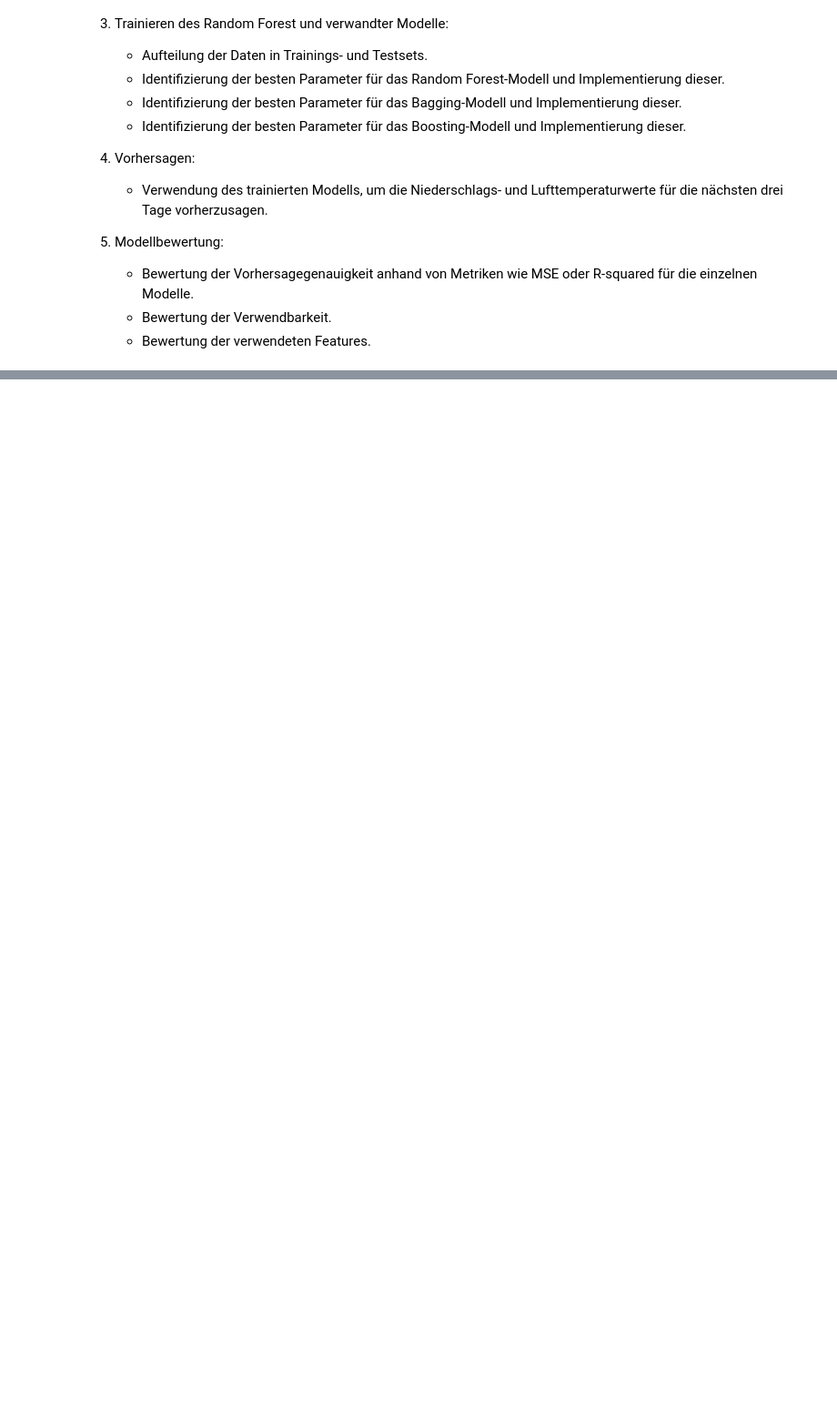
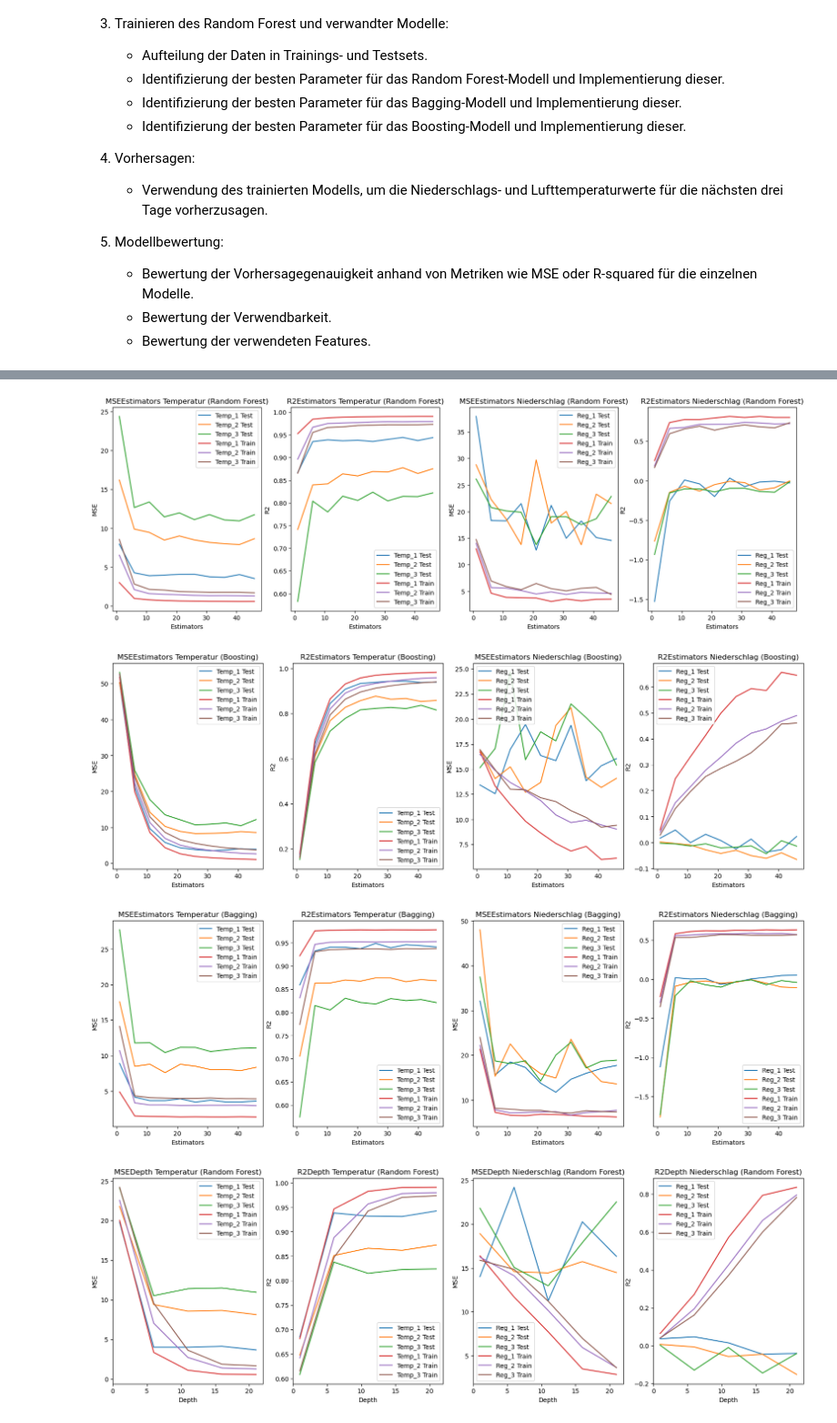
Before and after one commit to SolonRubens/Weather_Forecast_ML, a Jupyter notebook: RandomForest/Project.ipynb, the cells around one changed output, grey strips where cells are left out. Shown at 91% size. Cells and saved outputs as stored; diff of their text form; code cells hidden in the pictures; blank space fills up the shorter version.

Commit message:
Anpassungen bzw überarbeitung von dem Random Forest classifier bzw boosting und bagging

```diff
--- a/RandomForest/Project.ipynb
+++ b/RandomForest/Project.ipynb
@@ -697,0 +145,15 @@ plt.show()
+# %%
+def boosting(X, Y, n_estimators, max_depth, test_size):
+    X_train, X_test, y_train, y_test = train_test_split(X, Y, test_size=test_size)
+
+    # Gradient Boosting für die Temperatur-Vorhersagen
+    gb_regressor = GradientBoostingRegressor(n_estimators=n_estimators, max_depth=max_depth)
+
+    # Trainieren des Gradient Boosting-Modells mit den Trainingsdaten
+    gb_regressor.fit(X_train, y_train)
+
+    # Vorhersagen auf den Testdaten
+    y_pred_test = gb_regressor.predict(X_test)
+    y_pred_train = gb_regressor.predict(X_train)
+
+    return (y_test, y_pred_test, y_train, y_pred_train, gb_regressor)
@@ -697,0 +162,14 @@ plt.show()
+# %%
+def bagging(X, Y, n_estimators, max_depth, test_size):
+    X_train, X_test, y_train, y_test = train_test_split(X, Y, test_size=test_size)
+    # Bagging für die Temperatur-Vorhersagen
+    bg_regressor = BaggingRegressor(estimator=RandomForestRegressor(n_estimators=n_estimators, n_jobs=-1, max_depth=max_depth), n_estimators=n_estimators)
+
+    # Trainieren des Bagging-Modells mit den Trainingsdaten
+    bg_regressor.fit(X_train, y_train)
+
+    # Vorhersagen auf den Testdaten
+    y_pred_test = bg_regressor.predict(X_test)
+    y_pred_train = bg_regressor.predict(X_train)
+
+    return (y_test, y_pred_test, y_train, y_pred_train, bg_regressor)
@@ -697,0 +254,18 @@ plt.show()
+# %%
+for df, var_name, f_var_name in [(estimatorsCollection, "Estimators", "estimator"), (depthCollection, "Depth", "depth"), (splitCollection, "Split", "split")]:
+    for name, sname, fname in zip(["Random Forest", "Boosting", "Bagging"], ["RF", "GB", "BG"], ["forest", "boosting", "bagging"]):
+        fig, axs = plt.subplots(1, 4, figsize=(20, 6))
+        for i, type, tname, method, method_name in [(0, "mse", "MSE", "Temp", "Temperatur"), (1, "r2", "R2", "Temp", "Temperatur"), (2, "mse", "MSE", "Reg", "Niederschlag"), (3, "r2", "R2", "Reg", "Niederschlag")]:
+            df.plot(x="Key", y=[f"{method}_{day}_{type}_{dat}_{sname}" for dat in ["test", "train"] for day in range(1, 4, 1)], ax=axs[i])
+            axs[i].set_ylabel(f'{tname}')
+            axs[i].set_xlabel(f'{var_name}')
+            axs[i].set_title(f'{tname}{var_name} {method_name} ({name})')
+            axs[i].legend([f"{method}_{day} {dat}" for dat in ["Test", "Train"] for day in range(1, 4, 1)])
+
+        plt.savefig(f'{f_var_name}_variation_{fname}.png')
+        plt.show()
+# %% [output]
+[figure, added]
+[figure, added]
+[figure, added]
+[figure, added]
```
Also changed, not shown: parts of 45 cells of this notebook, 12 other files.
